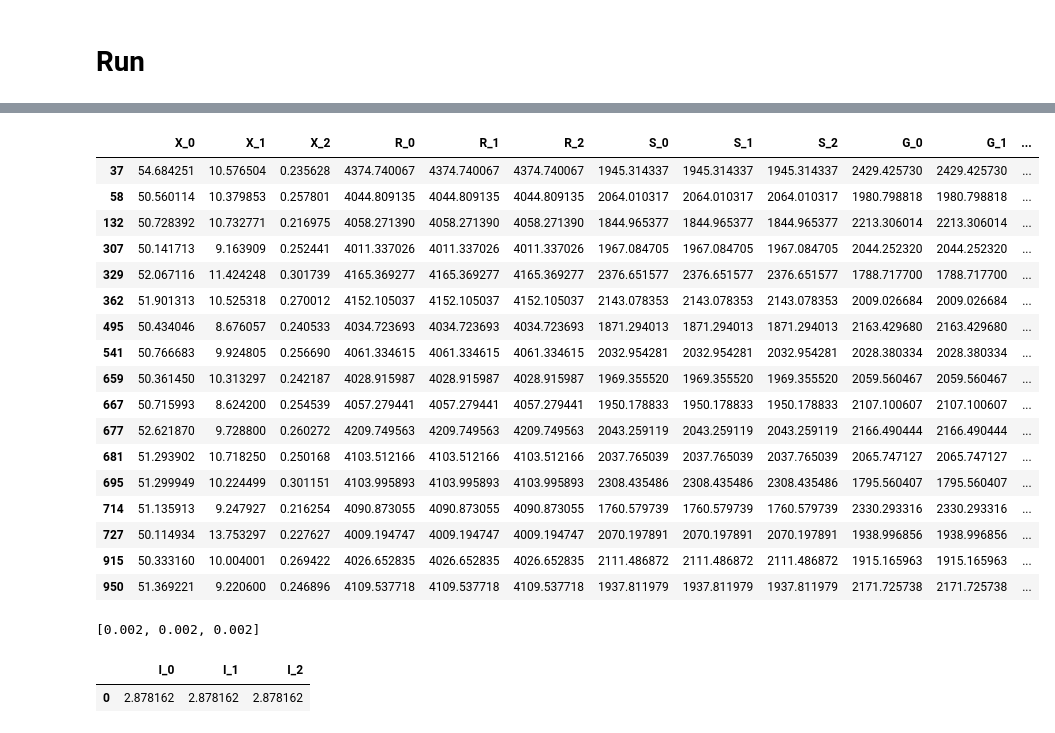
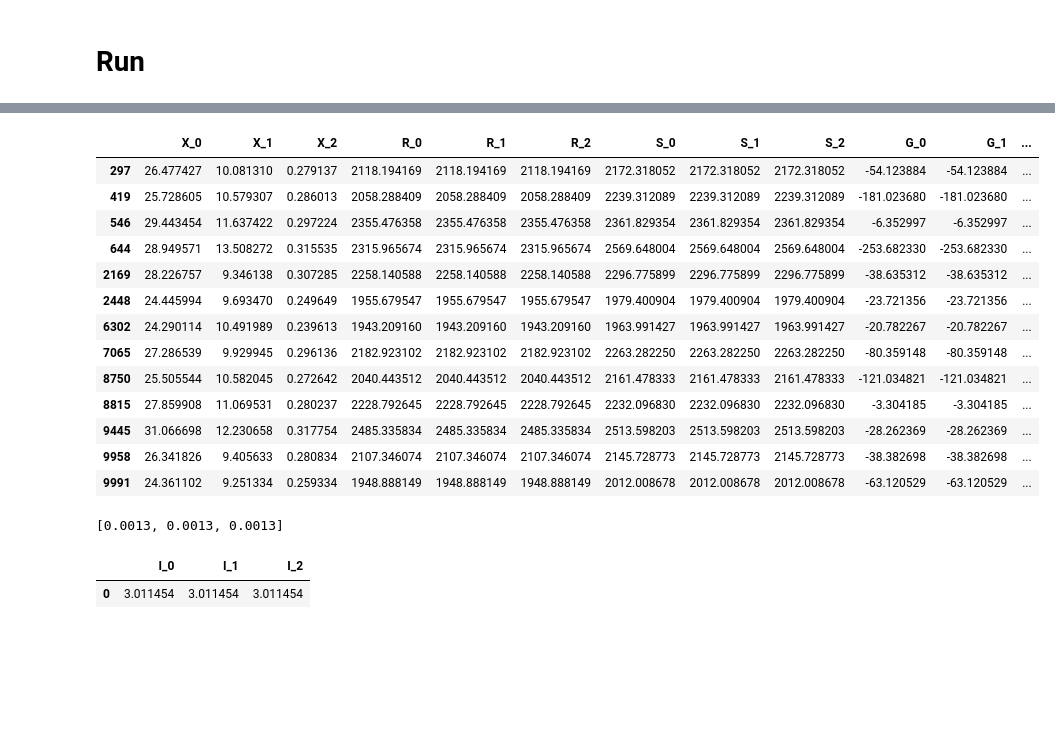
Before and after one commit to Pesquisa-UFCAT/parepy, a Jupyter notebook: local_examples/example.ipynb, the cells around one changed output, grey strips where cells are left out. Cells and saved outputs as stored; diff of their text form; code cells hidden in the pictures; blank space fills up the shorter version.

```diff
--- a/local_examples/example.ipynb
+++ b/local_examples/example.ipynb
@@ -21,7 +21,7 @@ var = [f, p, w]
 
 # PAREpy setup
 setup = {
-             'number of samples': 1000,
+             'number of samples': 10000,
              'numerical model': {'model sampling': 'mcs'},
              'variables settings': var,
              'number of state limit functions or constraints': 3,
@@ -42,26 +42,22 @@ results, pf, beta = sampling_algorithm_structural_analysis(setup)
 # %%
 # results.to_excel('data_results.xlsx')
-results_filtered = results[results['X_0'] > 50]
+results_filtered = results[results['G_0'] < 0]
 results_filtered
 # %% [output]
 |  | X_0 | X_1 | X_2 | R_0 | R_1 | R_2 | S_0 | S_1 | S_2 | G_0 | G_1 | ... |
-| 37 | 54.684251 | 10.576504 | 0.235628 | 4374.740067 | 4374.740067 | 4374.740067 | 1945.314337 | 1945.314337 | 1945.314337 | 2429.425730 | 2429.425730 | ... |
-| 58 | 50.560114 | 10.379853 | 0.257801 | 4044.809135 | 4044.809135 | 4044.809135 | 2064.010317 | 2064.010317 | 2064.010317 | 1980.798818 | 1980.798818 | ... |
-| 132 | 50.728392 | 10.732771 | 0.216975 | 4058.271390 | 4058.271390 | 4058.271390 | 1844.965377 | 1844.965377 | 1844.965377 | 2213.306014 | 2213.306014 | ... |
-| 307 | 50.141713 | 9.163909 | 0.252441 | 4011.337026 | 4011.337026 | 4011.337026 | 1967.084705 | 1967.084705 | 1967.084705 | 2044.252320 | 2044.252320 | ... |
-| 329 | 52.067116 | 11.424248 | 0.301739 | 4165.369277 | 4165.369277 | 4165.369277 | 2376.651577 | 2376.651577 | 2376.651577 | 1788.717700 | 1788.717700 | ... |
-| 362 | 51.901313 | 10.525318 | 0.270012 | 4152.105037 | 4152.105037 | 4152.105037 | 2143.078353 | 2143.078353 | 2143.078353 | 2009.026684 | 2009.026684 | ... |
-| 495 | 50.434046 | 8.676057 | 0.240533 | 4034.723693 | 4034.723693 | 4034.723693 | 1871.294013 | 1871.294013 | 1871.294013 | 2163.429680 | 2163.429680 | ... |
-| 541 | 50.766683 | 9.924805 | 0.256690 | 4061.334615 | 4061.334615 | 4061.334615 | 2032.954281 | 2032.954281 | 2032.954281 | 2028.380334 | 2028.380334 | ... |
-| 659 | 50.361450 | 10.313297 | 0.242187 | 4028.915987 | 4028.915987 | 4028.915987 | 1969.355520 | 1969.355520 | 1969.355520 | 2059.560467 | 2059.560467 | ... |
-| 667 | 50.715993 | 8.624200 | 0.254539 | 4057.279441 | 4057.279441 | 4057.279441 | 1950.178833 | 1950.178833 | 1950.178833 | 2107.100607 | 2107.100607 | ... |
-| 677 | 52.621870 | 9.728800 | 0.260272 | 4209.749563 | 4209.749563 | 4209.749563 | 2043.259119 | 2043.259119 | 2043.259119 | 2166.490444 | 2166.490444 | ... |
-| 681 | 51.293902 | 10.718250 | 0.250168 | 4103.512166 | 4103.512166 | 4103.512166 | 2037.765039 | 2037.765039 | 2037.765039 | 2065.747127 | 2065.747127 | ... |
-| 695 | 51.299949 | 10.224499 | 0.301151 | 4103.995893 | 4103.995893 | 4103.995893 | 2308.435486 | 2308.435486 | 2308.435486 | 1795.560407 | 1795.560407 | ... |
-| 714 | 51.135913 | 9.247927 | 0.216254 | 4090.873055 | 4090.873055 | 4090.873055 | 1760.579739 | 1760.579739 | 1760.579739 | 2330.293316 | 2330.293316 | ... |
-| 727 | 50.114934 | 13.753297 | 0.227627 | 4009.194747 | 4009.194747 | 4009.194747 | 2070.197891 | 2070.197891 | 2070.197891 | 1938.996856 | 1938.996856 | ... |
-| 915 | 50.333160 | 10.004001 | 0.269422 | 4026.652835 | 4026.652835 | 4026.652835 | 2111.486872 | 2111.486872 | 2111.486872 | 1915.165963 | 1915.165963 | ... |
-| 950 | 51.369221 | 9.220600 | 0.246896 | 4109.537718 | 4109.537718 | 4109.537718 | 1937.811979 | 1937.811979 | 1937.811979 | 2171.725738 | 2171.725738 | ... |
+| 297 | 26.477427 | 10.081310 | 0.279137 | 2118.194169 | 2118.194169 | 2118.194169 | 2172.318052 | 2172.318052 | 2172.318052 | -54.123884 | -54.123884 | ... |
+| 419 | 25.728605 | 10.579307 | 0.286013 | 2058.288409 | 2058.288409 | 2058.288409 | 2239.312089 | 2239.312089 | 2239.312089 | -181.023680 | -181.023680 | ... |
+| 546 | 29.443454 | 11.637422 | 0.297224 | 2355.476358 | 2355.476358 | 2355.476358 | 2361.829354 | 2361.829354 | 2361.829354 | -6.352997 | -6.352997 | ... |
+| 644 | 28.949571 | 13.508272 | 0.315535 | 2315.965674 | 2315.965674 | 2315.965674 | 2569.648004 | 2569.648004 | 2569.648004 | -253.682330 | -253.682330 | ... |
+| 2169 | 28.226757 | 9.346138 | 0.307285 | 2258.140588 | 2258.140588 | 2258.140588 | 2296.775899 | 2296.775899 | 2296.775899 | -38.635312 | -38.635312 | ... |
+| 2448 | 24.445994 | 9.693470 | 0.249649 | 1955.679547 | 1955.679547 | 1955.679547 | 1979.400904 | 1979.400904 | 1979.400904 | -23.721356 | -23.721356 | ... |
+| 6302 | 24.290114 | 10.491989 | 0.239613 | 1943.209160 | 1943.209160 | 1943.209160 | 1963.991427 | 1963.991427 | 1963.991427 | -20.782267 | -20.782267 | ... |
+| 7065 | 27.286539 | 9.929945 | 0.296136 | 2182.923102 | 2182.923102 | 2182.923102 | 2263.282250 | 2263.282250 | 2263.282250 | -80.359148 | -80.359148 | ... |
+| 8750 | 25.505544 | 10.582045 | 0.272642 | 2040.443512 | 2040.443512 | 2040.443512 | 2161.478333 | 2161.478333 | 2161.478333 | -121.034821 | -121.034821 | ... |
+| 8815 | 27.859908 | 11.069531 | 0.280237 | 2228.792645 | 2228.792645 | 2228.792645 | 2232.096830 | 2232.096830 | 2232.096830 | -3.304185 | -3.304185 | ... |
+| 9445 | 31.066698 | 12.230658 | 0.317754 | 2485.335834 | 2485.335834 | 2485.335834 | 2513.598203 | 2513.598203 | 2513.598203 | -28.262369 | -28.262369 | ... |
+| 9958 | 26.341826 | 9.405633 | 0.280834 | 2107.346074 | 2107.346074 | 2107.346074 | 2145.728773 | 2145.728773 | 2145.728773 | -38.382698 | -38.382698 | ... |
+| 9991 | 24.361102 | 9.251334 | 0.259334 | 1948.888149 | 1948.888149 | 1948.888149 | 2012.008678 | 2012.008678 | 2012.008678 | -63.120529 | -63.120529 | ... |
 # %%
 a = []
 for coluna in pf:
@@ -69,12 +65,12 @@ for coluna in pf:
 
 a
 # %% [output]
-[0.002, 0.002, 0.002]
+[0.0013, 0.0013, 0.0013]
 # %%
 beta
 # %% [output]
 |  | I_0 | I_1 | I_2 |
-| 0 | 2.878162 | 2.878162 | 2.878162 |
+| 0 | 3.011454 | 3.011454 | 3.011454 |
 # %%
 import matplotlib.pyplot as plt
 import pandas as pd
```
Also changed, not shown: parts of 5 cells of this notebook, 1 other file.
